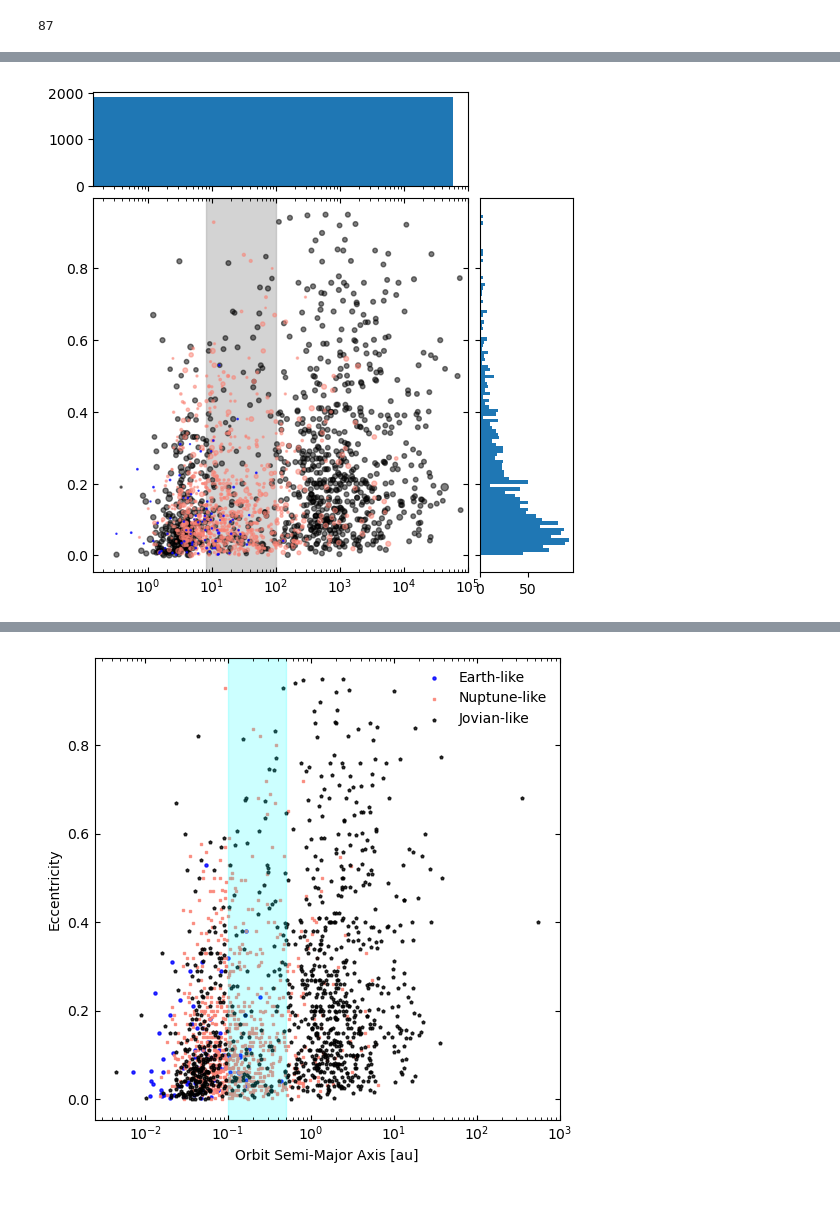
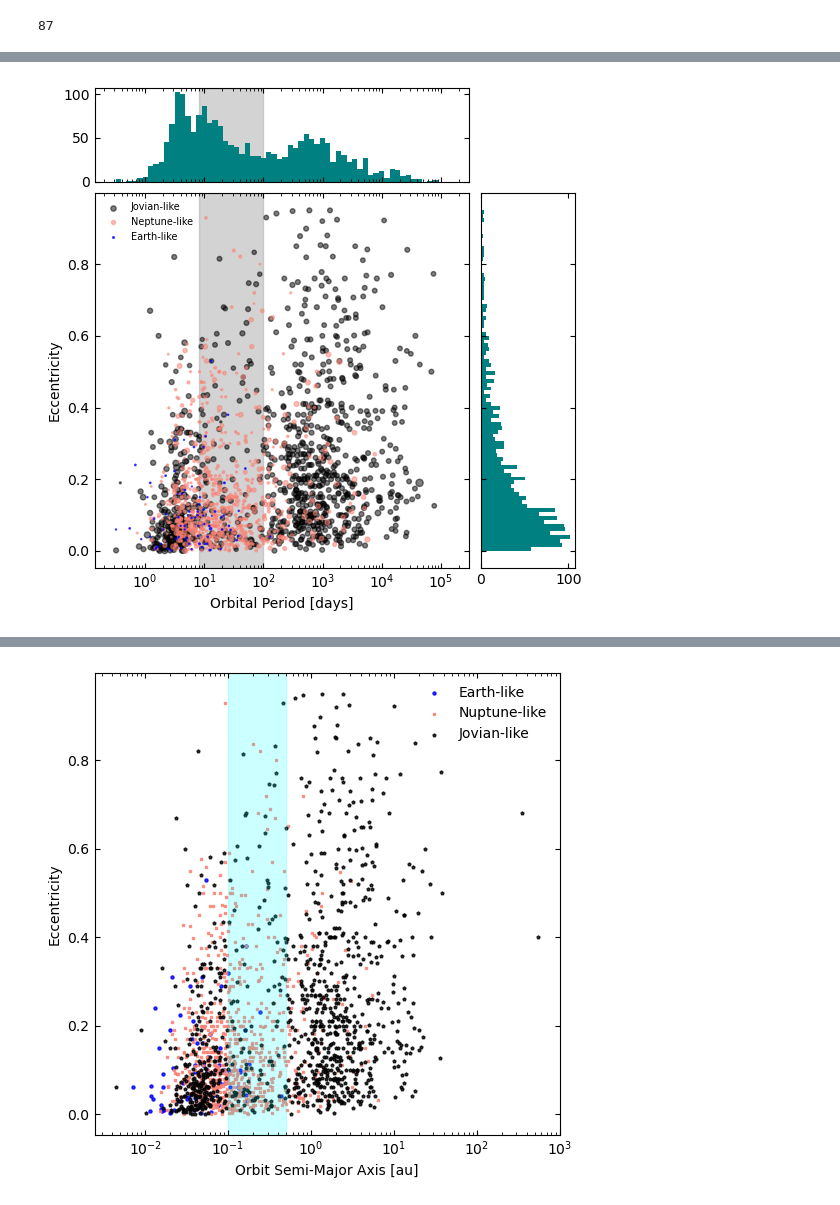
Before and after one commit to ylaksl/Exoplanets-Stats, a Jupyter notebook: exoplanet-stats.ipynb, the cells around one changed output, grey strips where cells are left out. Cells and saved outputs as stored; diff of their text form; code cells hidden in the pictures.

```diff
--- a/exoplanet-stats.ipynb
+++ b/exoplanet-stats.ipynb
@@ -222,5 +221,7 @@ bins_orb
 # %% [output]
 87
 # %%
-bins_e = int(2* np.sqrt(len(plot5['pl_orbeccen'])))
-bins_orb = int(2 * np.sqrt(len(plot5['pl_orbper'])))
+data = plot5['pl_orbper']
+
+bins_orb = np.logspace(np.log10(data.min()), np.log10(data.max()), num=87)
+bins_e = int(2 * np.sqrt(len(plot5['pl_orbper'])))
@@ -227,32 +231,39 @@ bins_orb = int(2 * np.sqrt(len(plot5['pl_orbper'])))
 # %%
 fig = plt.figure(figsize=(6, 6))
 gs = fig.add_gridspec(2, 2,  width_ratios=(4, 1), height_ratios=(1, 4),
                       left=0.1, right=0.9, bottom=0.1, top=0.9,
                       wspace=0.05, hspace=0.05)
 # Create the Axes.
 ax = fig.add_subplot(gs[1, 0])
 ax_histx = fig.add_subplot(gs[0, 0], sharex=ax)
 ax_histy = fig.add_subplot(gs[1, 1], sharey=ax)
 
 ax.axvspan(8, 100, alpha=0.5, color='darkgray')
+ax_histx.axvspan(8, 100, alpha=0.5, color='darkgray')
+
 
 ax.scatter(res3['pl_orbper'], res3['pl_orbeccen'], s =  res3['pl_radj'] * 10, c = 'black', marker = 'o', alpha = 0.5, label = 'Jovian-like') ## jupiters
 ax.scatter(res2['pl_orbper'], res2['pl_orbeccen'], s =  res2['pl_radj'] * 10, c = 'salmon', marker = 'o',alpha = 0.5, label = 'Neptune-like') ## netunos
 ax.scatter(res1['pl_orbper'], res1['pl_orbeccen'], s = res1['pl_radj'] * 10, c = 'blue', marker = 'o', alpha = 0.7, label = 'Earth-like') ## terras
+ax.legend(fontsize = 7,frameon = False)
+ax.set_xlabel('Orbital Period [days]')
+ax.set_ylabel('Eccentricity')
+
 
 ax.set_xscale('log')
-ax.set_xlim(0,1e5)
+ax.set_xlim(0,3e5)
 ax.tick_params(direction='in', which = 'both', bottom = 1, top =1, left = 1, right = 1)
 
 ax_histx.tick_params(axis="x", labelbottom=False)
 ax_histy.tick_params(axis="y", labelleft=False)
+ax_histx.tick_params(direction='in', which = 'both', bottom = 1, top =1, left = 1, right = 1)
+ax_histy.tick_params(direction='in', which = 'both', bottom = 1, top =1, left = 1, right = 1)
 
-log_data = np.log(plot5['pl_orbper'])
 
-ax_histx.hist(plot5['pl_orbper'], bins=100)
-ax_histy.hist(plot5['pl_orbeccen'], bins=100, orientation='horizontal')
-ax_histx.set_xlim(0,1e5)
+ax_histx.hist(plot5['pl_orbper'], bins=bins_orb, color = 'teal')
+ax_histy.hist(plot5['pl_orbeccen'], bins=bins_e, orientation='horizontal', color = 'teal')
+ax_histx.set_xscale('log')
 
 plt.show()
 # %% [output]
-[figure, old version]
+[figure, new version]
```
Also changed, not shown: parts of 3 cells of this notebook.
